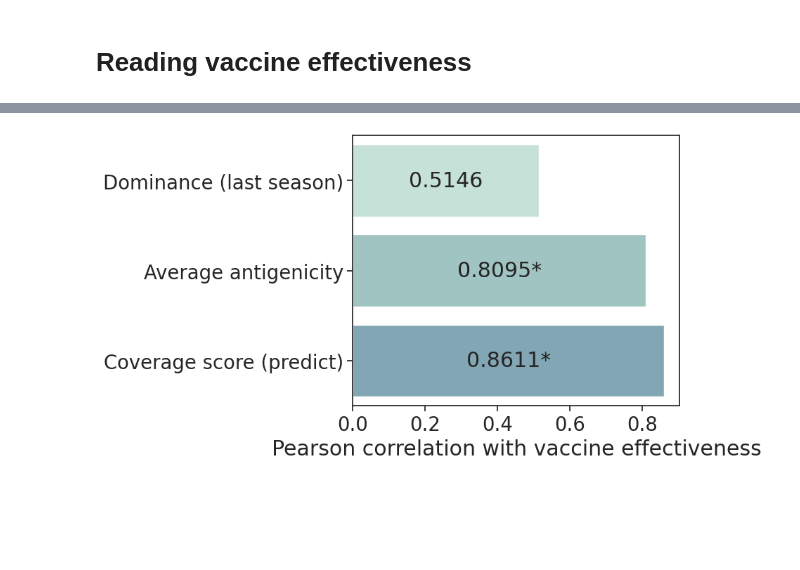
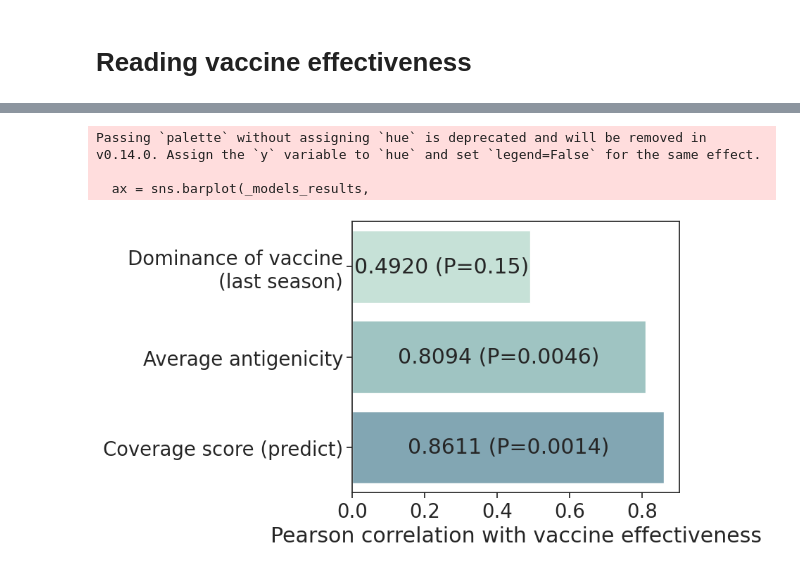
Before and after one commit to wxsh1213/vaxseer, a Jupyter notebook: evaluation/jupyter_notebooks_figs/Fig4_ve.ipynb, the cells around one changed output, grey strips where cells are left out. Drawn from its saved outputs; the diff is of its cells as text; code cells hidden in the pictures; blank space fills up the shorter version.

```diff
--- a/evaluation/jupyter_notebooks_figs/Fig4_ve.ipynb
+++ b/evaluation/jupyter_notebooks_figs/Fig4_ve.ipynb
@@ -195,0 +220,6 @@ for year in range(2012, 2021):
+# %%
+_res = res[res["model"] == "Escapability score (prediction)"]
+gt = _res["ve"]
+modelA = _res["score"]
+_res = res[res["model"] == "HI median"]
+modelB = _res["score"]
@@ -196,9 +243,8 @@ for year in range(2012, 2021):
 # %%
-res = pd.DataFrame(res)
-
 models_results = defaultdict(list)
 
 for model in list(set(res["model"])):
+    print(model)
     _res = res[res["model"] == model]
     pred_spearman_rank, pred_pvalue = stats.spearmanr(_res["score"], _res["ve"])
     pred_pearsonr, pred_pvalue_pearson = stats.pearsonr(_res["score"], _res["ve"])
@@ -207,6 +253,9 @@ for model in list(set(res["model"])):
     models_results["Pearson"].append(pred_pearsonr)
     models_results["Pearson P"].append(pred_pvalue_pearson)
 
+    models_results["Spearman rank"].append(pred_spearman_rank)
+    models_results["Spearman rank P"].append(pred_pvalue)
+
 models_results = pd.DataFrame(models_results)
 print(models_results)
 # %% [output]
@@ -218,44 +277,42 @@ print(models_results)
 # %%
-
 model_list_1 = [
-                "Dominance (last)",
+                "Last(6M)",
                  "HI median",
                 "Escapability score (prediction)" ,
-
                ]
 
 _models_results = models_results[models_results["model"].isin(model_list_1)]
 _models_results = _models_results.set_index('model', drop=False)
 _models_results = _models_results.reindex(model_list_1)
 
-_models_results.loc['Dominance (last)','model'] = 'Dominance (last season)'
+_models_results.loc['Last(6M)','model'] = 'Dominance of vaccine\n(last season)'
+
 _models_results.loc['Escapability score (prediction)','model'] = 'Coverage score (predict)'
 _models_results.loc["HI median",'model'] = 'Average antigenicity'
 
 _models_results[""] = _models_results["model"]
 
 fig, ax = plt.subplots()
 fig.set_size_inches(6, 5)
 
 ax = sns.barplot(_models_results,
                  x="Pearson", y="", orient="h", palette=sns.cubehelix_palette(start=.5, rot=-.5, dark=.5, n_colors=4),
                  ax=ax
                 )
 
+display_labels = []
+for value, p in zip(_models_results["Pearson"], _models_results["Pearson P"]):
+    display_labels.append("%.4f (P=%.2g)" % (value, p))
 
-for i in ax.containers:
-    display_labels = []
-    for value, p in zip(_models_results["Pearson"], _models_results["Pearson P"]):
-        if p < 0.05:
-            display_labels.append("%.4f*" % value)
-        else:
-            display_labels.append("%.4f" % value)
-    ax.bar_label(i,labels=display_labels, label_type="center")
+for i, container in enumerate(ax.containers):
+    ax.bar_label(container, labels=[display_labels[i]], label_type="center")
 
 ax.set_xlabel("Pearson correlation with vaccine effectiveness")
-
 plt.savefig("figs/pearson_ve_all_models.pdf", format='pdf', bbox_inches='tight')
 
 plt.show()
 # %% [output]
+Passing `palette` without assigning `hue` is deprecated and will be removed in v0.14.0. Assign the `y` variable to `hue` and set `legend=False` for the same effect.
+
+  ax = sns.barplot(_models_results,
-[figure, old version]
+[figure, new version]
```
Also changed, not shown: parts of 11 cells of this notebook, 1 other file.
